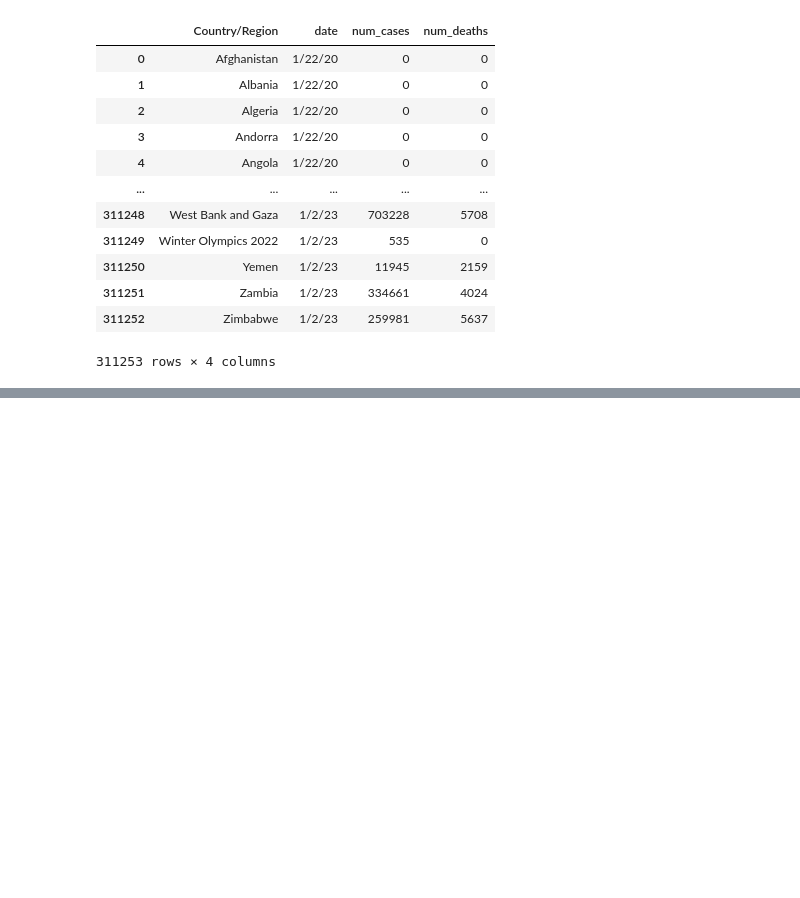
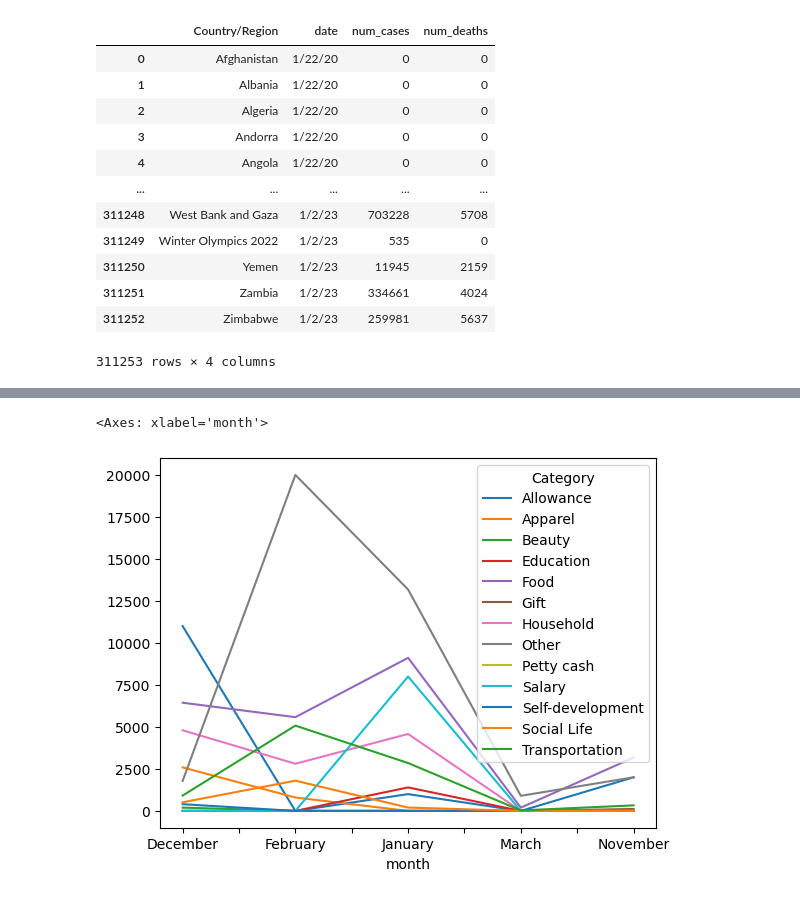
Before and after one commit to ProgramerSalar/Pandas, a Jupyter notebook: Notebook/multiIndex_object.ipynb, the cells around one changed output, grey strips where cells are left out. Drawn from its saved outputs; the diff is of its cells as text; code cells hidden in the pictures; blank space fills up the shorter version.

Commit message:
pyvot table

```diff
--- a/Notebook/multiIndex_object.ipynb
+++ b/Notebook/multiIndex_object.ipynb
@@ -484,0 +559,4 @@ confirm.merge(death,on=['Province/State','Country/Region','Lat','Long','date'])[
+# %%
+# plotting graphs
+df = pd.read_csv('C:\\Users\\Mandhata Kumar\\Machine_Learning\\Pandas\\Data\\expense_data.csv')
+df
@@ -484,0 +616,2 @@ confirm.merge(death,on=['Province/State','Country/Region','Lat','Long','date'])[
+# %%
+df['Date'] = pd.to_datetime(df['Date'])
@@ -484,0 +639,2 @@ confirm.merge(death,on=['Province/State','Country/Region','Lat','Long','date'])[
+# %%
+df['month'] = df['Date'].dt.month_name()
@@ -484,0 +650,5 @@ confirm.merge(death,on=['Province/State','Country/Region','Lat','Long','date'])[
+# %%
+df.pivot_table(index='month',columns='Category',values='INR',aggfunc='sum',fill_value=0).plot()
+# %% [output]
+<Axes: xlabel='month'>
+[figure, added]
```
Also changed, not shown: parts of 17 cells of this notebook, 2 other files.
